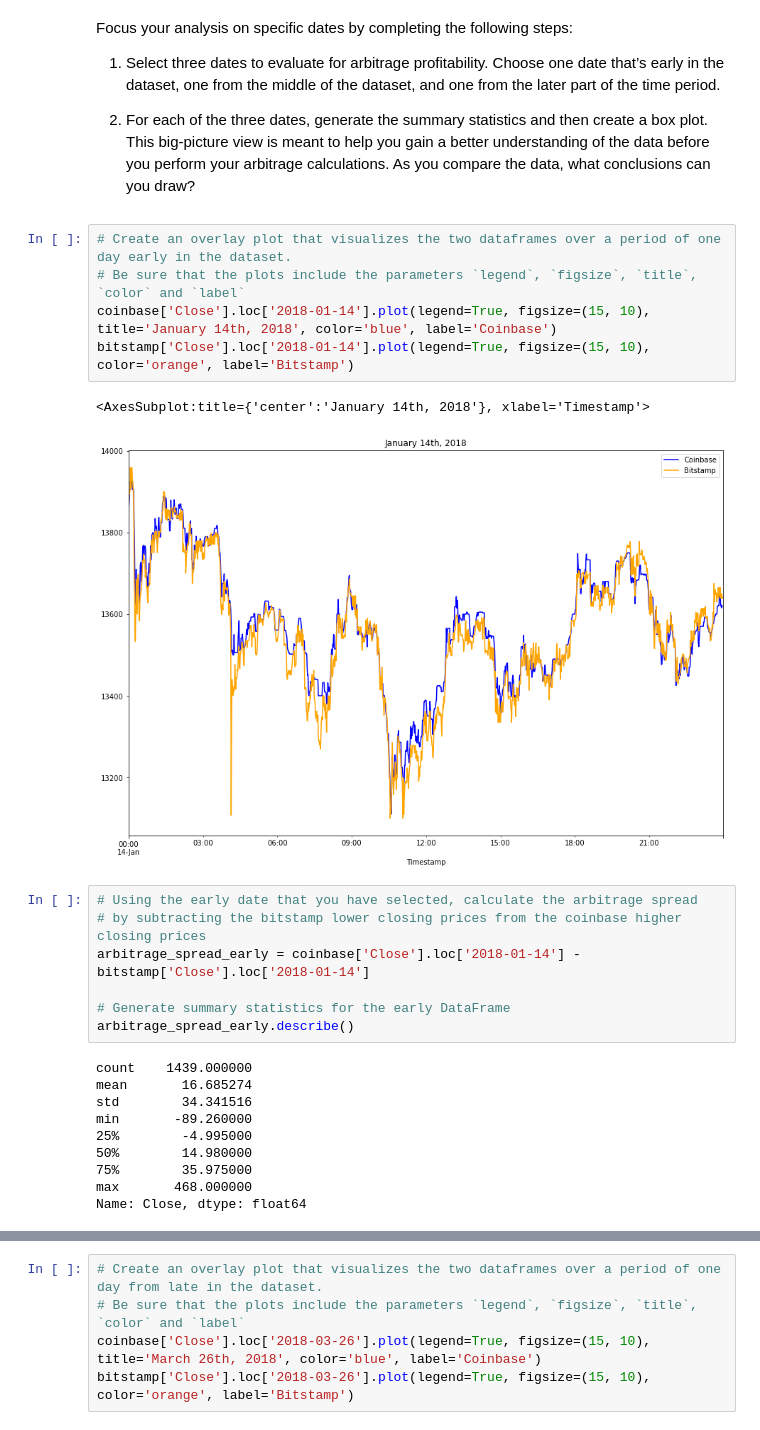
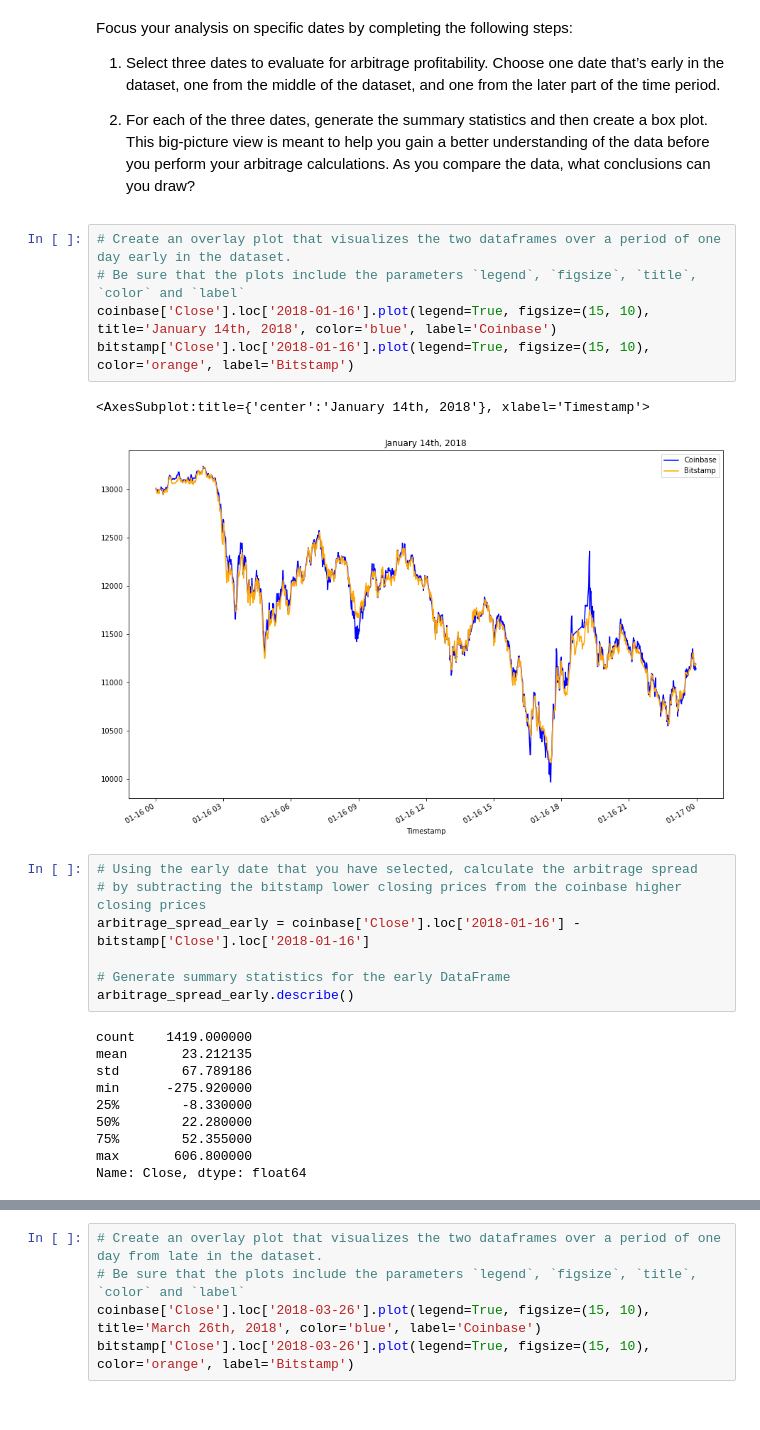
Before and after one commit to chaimkriger/Challenge-3, a Jupyter notebook: Starter_Code/crypto_arbitrage.ipynb, the cells around one changed output, grey strips where cells are left out. Cells and saved outputs as stored; diff of their text form.

```diff
--- a/Starter_Code/crypto_arbitrage.ipynb
+++ b/Starter_Code/crypto_arbitrage.ipynb
@@ -384,27 +384,27 @@ Focus your analysis on specific dates by completing the following steps:
 # %%
 # Create an overlay plot that visualizes the two dataframes over a period of one day early in the dataset.
 # Be sure that the plots include the parameters `legend`, `figsize`, `title`, `color` and `label`
-coinbase['Close'].loc['2018-01-14'].plot(legend=True, figsize=(15, 10), title='January 14th, 2018', color='blue', label='Coinbase')
-bitstamp['Close'].loc['2018-01-14'].plot(legend=True, figsize=(15, 10), color='orange', label='Bitstamp')
+coinbase['Close'].loc['2018-01-16'].plot(legend=True, figsize=(15, 10), title='January 14th, 2018', color='blue', label='Coinbase')
+bitstamp['Close'].loc['2018-01-16'].plot(legend=True, figsize=(15, 10), color='orange', label='Bitstamp')
 # %% [output]
 <AxesSubplot:title={'center':'January 14th, 2018'}, xlabel='Timestamp'>
-[figure, old version]
+[figure, new version]
 # %%
 # Using the early date that you have selected, calculate the arbitrage spread
 # by subtracting the bitstamp lower closing prices from the coinbase higher closing prices
-arbitrage_spread_early = coinbase['Close'].loc['2018-01-14'] - bitstamp['Close'].loc['2018-01-14']
+arbitrage_spread_early = coinbase['Close'].loc['2018-01-16'] - bitstamp['Close'].loc['2018-01-16']
 
 # Generate summary statistics for the early DataFrame
 arbitrage_spread_early.describe()
 # %% [output]
-count    1439.000000
-mean       16.685274
-std        34.341516
-min       -89.260000
-25%        -4.995000
-50%        14.980000
-75%        35.975000
-max       468.000000
+count    1419.000000
+mean       23.212135
+std        67.789186
+min      -275.920000
+25%        -8.330000
+50%        22.280000
+75%        52.355000
+max       606.800000
 Name: Close, dtype: float64
 # %%
 # Visualize the arbitrage spread from early in the dataset in a box plot
```
Also changed, not shown: parts of 41 cells of this notebook.
